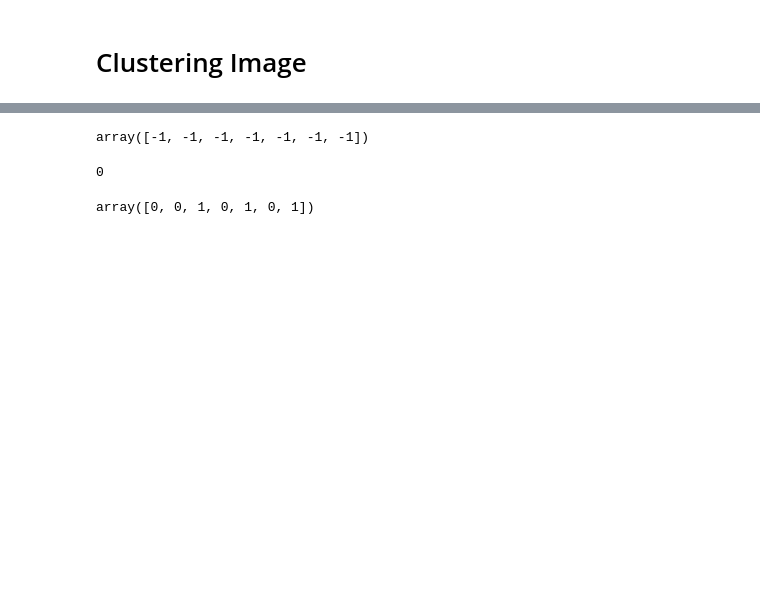
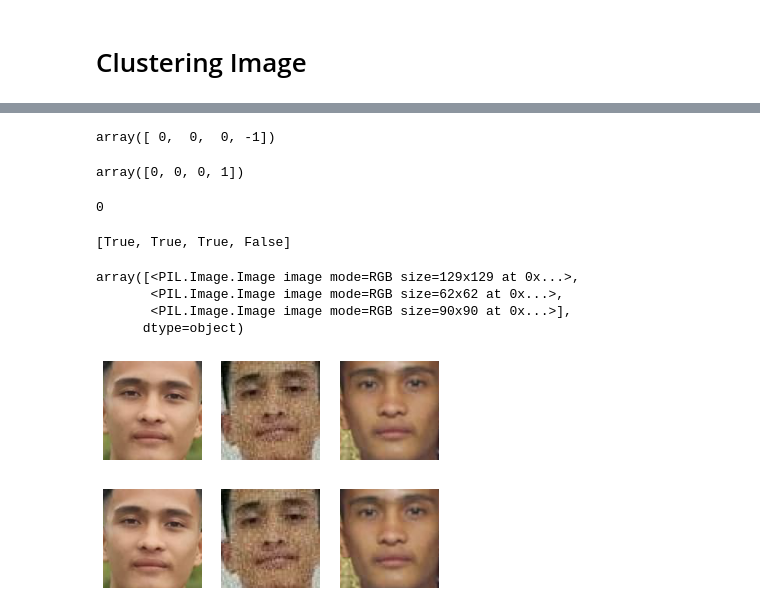
Before and after one commit to huntz20/gender-classification, a Jupyter notebook: notebooks/face-clustering.ipynb, the cells around one changed output, grey strips where cells are left out. Saved outputs shown, nothing was run; the diff lists cells and outputs as text; code cells hidden in the pictures; blank space fills up the shorter version.

```diff
--- a/notebooks/face-clustering.ipynb
+++ b/notebooks/face-clustering.ipynb
@@ -88,17 +77,48 @@ array([0, 0, 1, 0, 1, 2, 1], dtype=int32)
 # %%
-dbscan_cluster = DBSCAN(min_samples=len(list_encoded_face_filtered))
+dbscan_cluster = DBSCAN(min_samples = 2)
 dbscan_cluster.fit(list_encoded_face_filtered)
 dbscan_cluster.labels_
 # %% [output]
-array([-1, -1, -1, -1, -1, -1, -1])
+array([ 0,  0,  0, -1])
+# %%
+agglomerative_cluster = AgglomerativeClustering()
+agglomerative_cluster.fit(list_encoded_face_filtered)
+agglomerative_cluster.labels_
+# %% [output]
+array([0, 0, 0, 1])
 # %%
-agglomerative_cluster = AgglomerativeClustering()
-agglomerative_cluster.fit(list_encoded_face_filtered)
-mode_label = stats.mode( np.array(agglomerative_cluster.labels_))[0][0]
+mode_label = stats.mode( np.array(dbscan_cluster.labels_))[0][0]
 mode_label
 # %% [output]
 0
-# %%
-agglomerative_cluster.labels_
-# %% [output]
-array([0, 0, 1, 0, 1, 0, 1])
+# %%
+filtered_label = [label == mode_label and mode_label != -1 for label in dbscan_cluster.labels_]
+filtered_label
+# %% [output]
+[True, True, True, False]
+# %%
+main_person_face = np.array(list_face_image)[filtered_label]
+main_person_face
+# %% [output]
+array([<PIL.Image.Image image mode=RGB size=129x129 at 0x...>,
+       <PIL.Image.Image image mode=RGB size=62x62 at 0x...>,
+       <PIL.Image.Image image mode=RGB size=90x90 at 0x...>],
+      dtype=object)
+# %%
+for n, img_face in enumerate(main_person_face):
+    plt.subplot(1, len(main_person_face), n+1)
+    plt.axis('off')
+    plt.imshow(img_face)
+# %% [output]
+[figure, added]
+# %%
+from helper.image_clustering import image_clustering
+
+main_face = image_clustering(list_face_image)
+
+for n, img_face in enumerate(main_face):
+    plt.subplot(1, len(main_person_face), n+1)
+    plt.axis('off')
+    plt.imshow(img_face)
+# %% [output]
+[figure, added]
```
Also changed, not shown: parts of 8 cells of this notebook, 2 other files.
